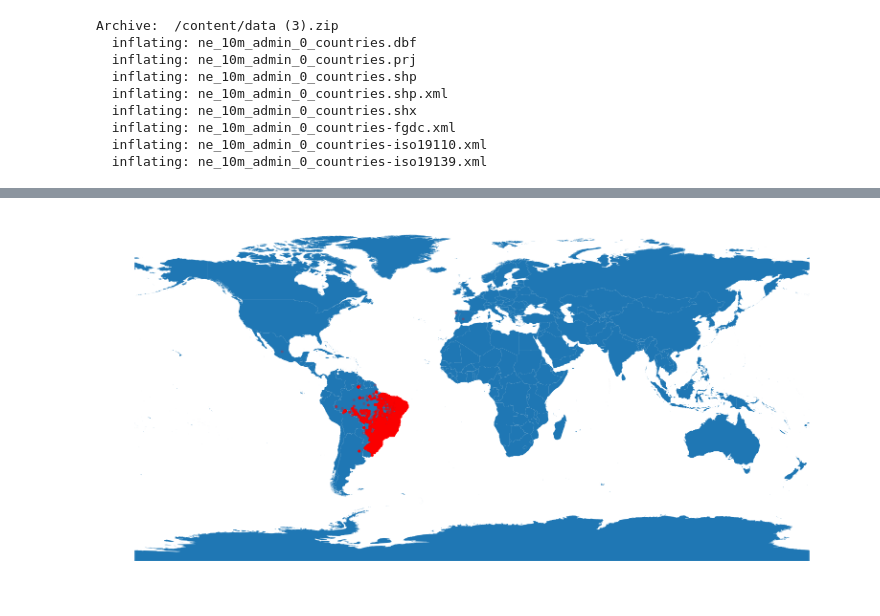
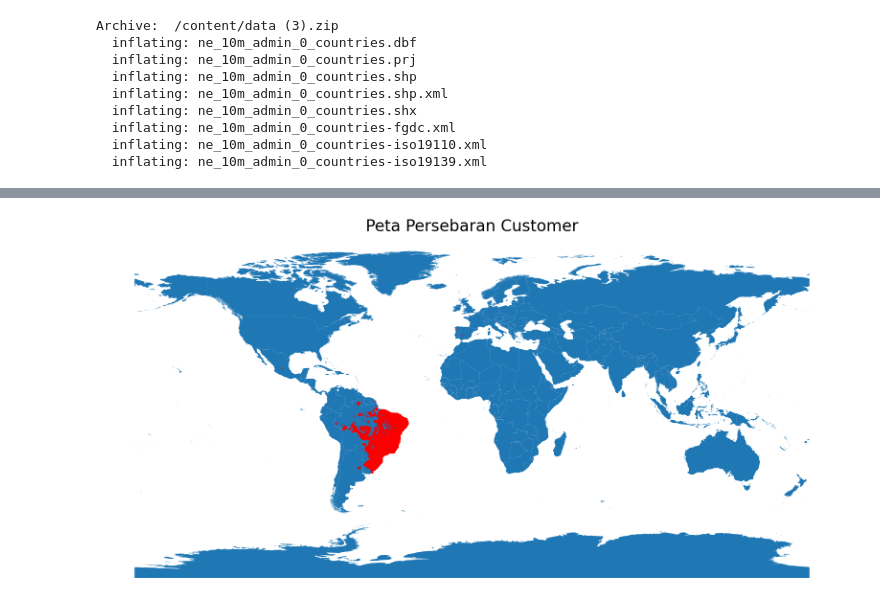
Before and after one commit to abidam16/data-analytic-app, a Jupyter notebook: SubmissionDicoding.ipynb, the cells around one changed output, grey strips where cells are left out. Saved outputs shown, nothing was run; the diff lists cells and outputs as text; code cells hidden in the pictures.

Commit message:
Explanatory data analysis dan data visualization untuk pertanyaan 1-10 kecuali 6

```diff
--- a/SubmissionDicoding.ipynb
+++ b/SubmissionDicoding.ipynb
@@ -1016,6 +1008,11 @@ df.head()
+# %%
+geo_cust_data = pd.read_csv('/content/geo_cust_data.csv')
+geo_sell_data = pd.read_csv('/content/geo_sell_data.csv')
 # %%
-gdf = gpd.GeoDataFrame(
-    df, geometry=gpd.points_from_xy(df.geolocation_lng, df.geolocation_lat), crs="EPSG:4326"
+gcdf = gpd.GeoDataFrame(
+    geo_cust_data, geometry=gpd.points_from_xy(geo_cust_data.geolocation_lng, geo_cust_data.geolocation_lat), crs="EPSG:4326"
 )
 
-gdf.head()
+gsdf = gpd.GeoDataFrame(
+    geo_sell_data, geometry=gpd.points_from_xy(geo_sell_data.geolocation_lng, geo_sell_data.geolocation_lat), crs="EPSG:4326"
+)
@@ -1029,8 +1019,9 @@ gdf.head()
 # %%
 street_map = gpd.read_file('/content/ne_10m_admin_0_countries.shp')
 ax = street_map.plot(figsize=(20, 20))
 plt.axis('off')
-gdf.plot(ax=ax, color="red", alpha=0.2, markersize=10)
+gcdf.plot(ax=ax, color="red", alpha=0.2, markersize=10)
+plt.title('Peta Persebaran Customer', fontsize=24)
 plt.show()
 # %% [output]
-[figure, old version]
+[figure, new version]
```
Also changed, not shown: parts of 48 cells of this notebook.
